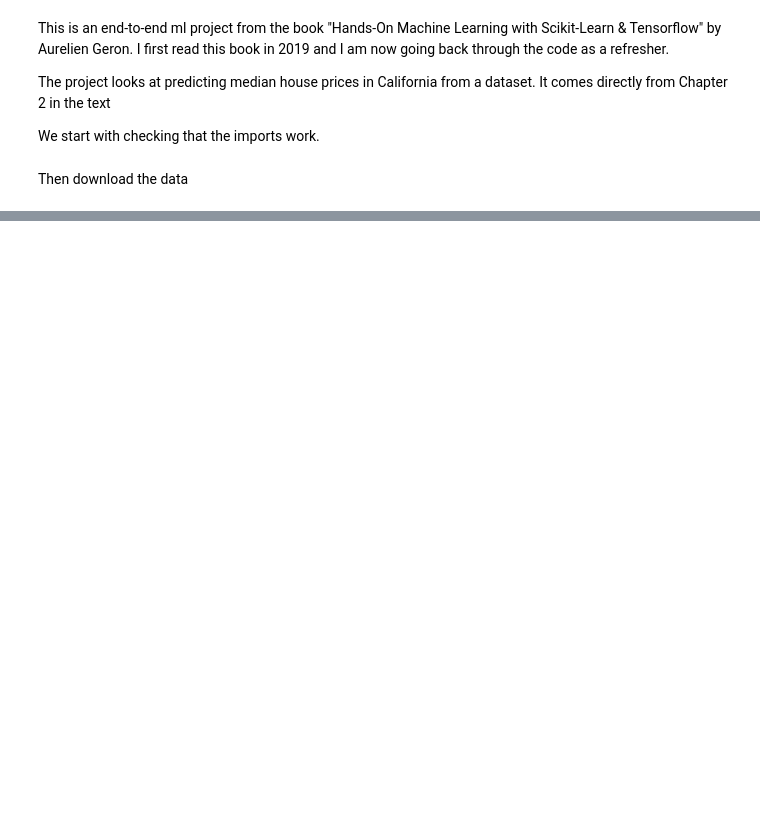
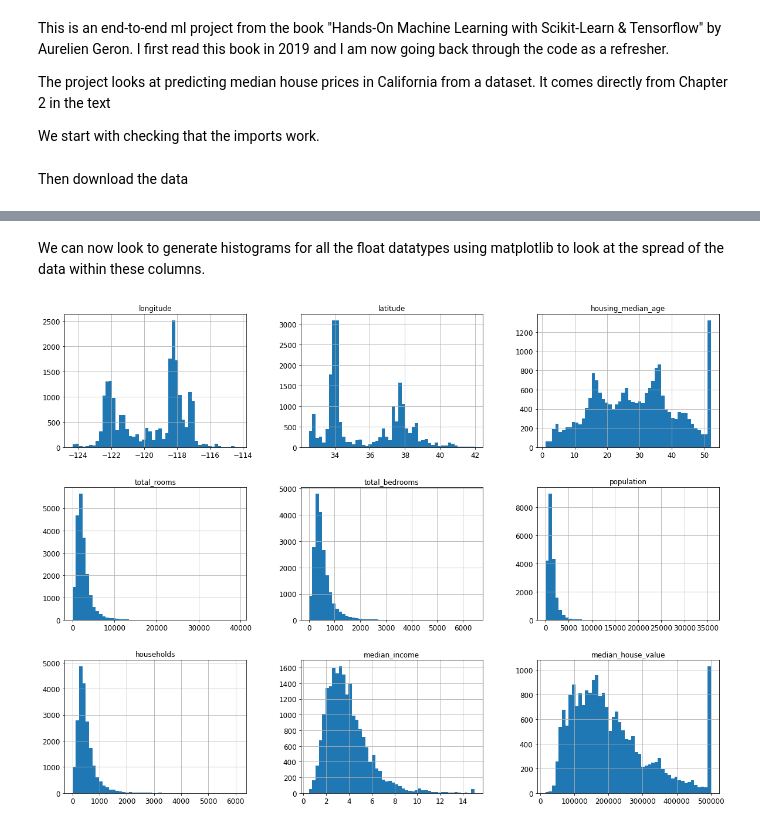
Before and after one commit to wjsavage/handson-ml-1, a Jupyter notebook: handson-ml-1.ipynb, the cells around one changed output, grey strips where cells are left out. Saved outputs shown, nothing was run; the diff lists cells and outputs as text; code cells hidden in the pictures; blank space fills up the shorter version.

```diff
--- a/handson-ml-1.ipynb
+++ b/handson-ml-1.ipynb
@@ -70,0 +70,3 @@ def load_housing_data(housing_path=HOUSING_PATH):
+# %%
+housing = load_housing_data()
+housing.head()
@@ -70,0 +123,9 @@ def load_housing_data(housing_path=HOUSING_PATH):
+# %% [markdown]
+We can now look to generate histograms for all the float datatypes using matplotlib to look at the spread of the data within these columns.
+# %%
+%matplotlib inline
+import matplotlib.pyplot as plt
+housing.hist(bins=50, figsize=(20,15))
+plt.show()
+# %% [output]
+[figure, added]
```
Also changed, not shown: parts of 17 cells of this notebook.
